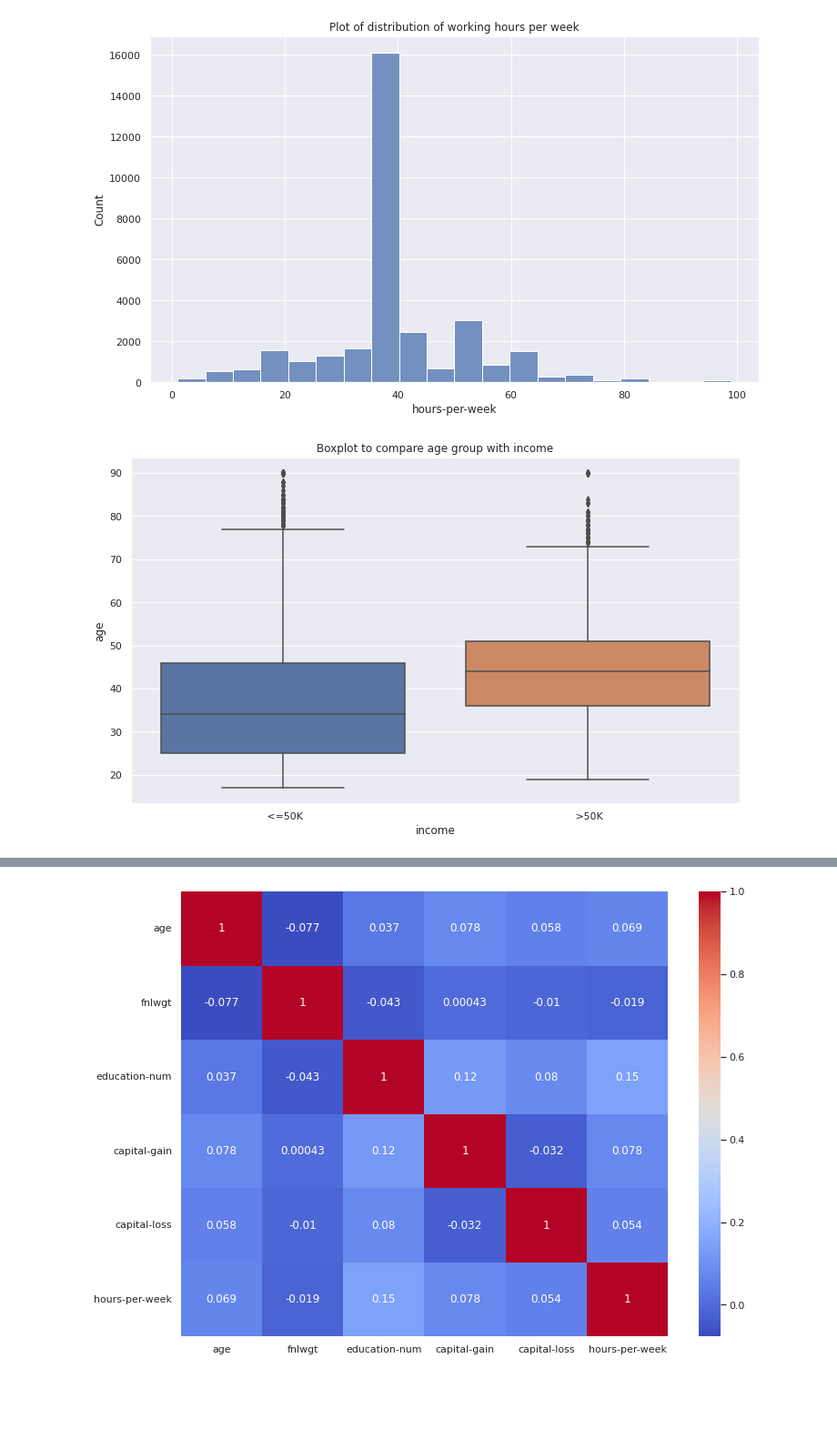
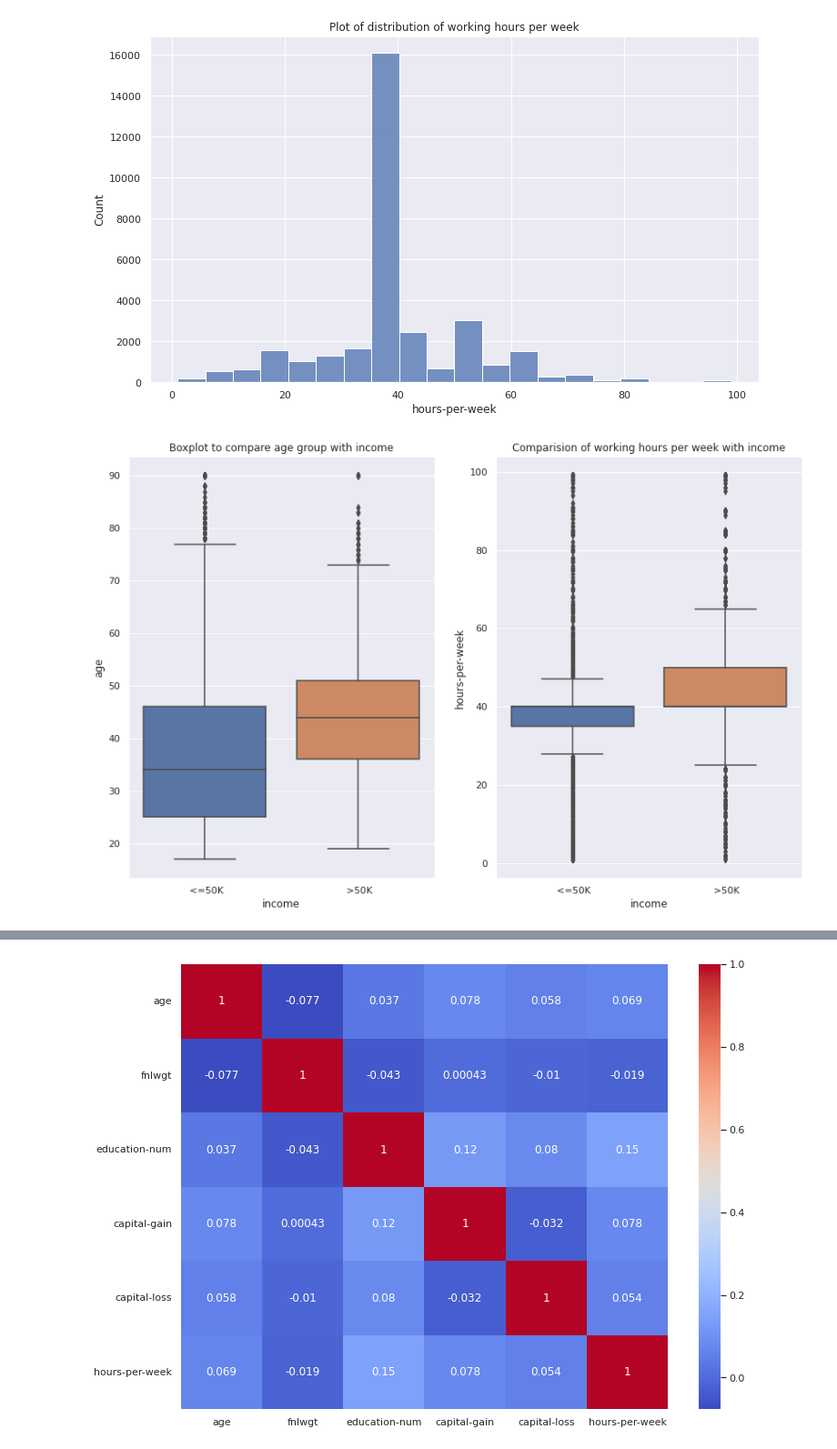
Before and after one commit to shivaprasad0411/Lab-5-Exploratory-Data-Analysis, a Jupyter notebook: B20AI057_Lab_5.ipynb, the cells around one changed output, grey strips where cells are left out. Shown at 91% size. Cells and saved outputs as stored; diff of their text form; code cells hidden in the pictures; blank space fills up the shorter version.

Commit message:
Exploratory analysis of adult dataset

```diff
--- a/B20AI057_Lab_5.ipynb
+++ b/B20AI057_Lab_5.ipynb
@@ -125,10 +125,15 @@ plt.show()
 [figure]
 # %%
 # box plot to relate the age group with respect to income
-fig = plt.figure(figsize=(12,7))
+fig,axes = plt.subplots(1,2,figsize=(14,9))
 
-sns.boxplot(x='income', y='age', data=adult_data)
-plt.title("Boxplot to compare age group with income")
+sns.boxplot(x='income', y='age', data=adult_data,ax=axes[0])
+axes[0].set_title("Boxplot to compare age group with income")
+
+# box plot to relate the age working hours per week with respect to income
+sns.boxplot(x='income', y='hours-per-week', data=adult_data,ax=axes[1])
+axes[1].set_title("Comparision of working hours per week with income")
+
 plt.show()
 # %% [output]
-[figure, old version]
+[figure, new version]
```
Also changed, not shown: parts of 1 cell of this notebook.
